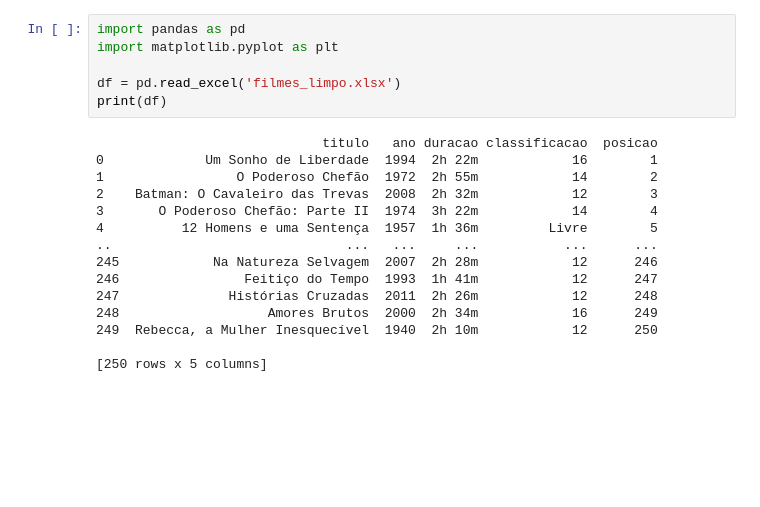
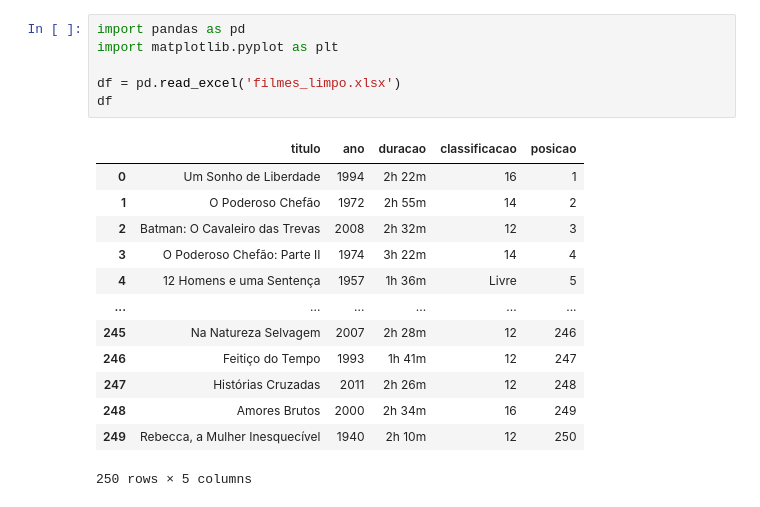
Before and after one commit to IIIgorMoura/codingDojoWebscraping, a Jupyter notebook: analise.ipynb, the cells around one changed output. Drawn from its saved outputs; the diff is of its cells as text; blank space fills up the shorter version.

```diff
--- a/analise.ipynb
+++ b/analise.ipynb
@@ -1,21 +1,20 @@
 # %%
 import pandas as pd
 import matplotlib.pyplot as plt
 
 df = pd.read_excel('filmes_limpo.xlsx')
-print(df)
+df
 # %% [output]
+|  | titulo | ano | duracao | classificacao | posicao |
+| 0 | Um Sonho de Liberdade | 1994 | 2h 22m | 16 | 1 |
+| 1 | O Poderoso Chefão | 1972 | 2h 55m | 14 | 2 |
+| 2 | Batman: O Cavaleiro das Trevas | 2008 | 2h 32m | 12 | 3 |
+| 3 | O Poderoso Chefão: Parte II | 1974 | 3h 22m | 14 | 4 |
+| 4 | 12 Homens e uma Sentença | 1957 | 1h 36m | Livre | 5 |
+| ... | ... | ... | ... | ... | ... |
+| 245 | Na Natureza Selvagem | 2007 | 2h 28m | 12 | 246 |
+| 246 | Feitiço do Tempo | 1993 | 1h 41m | 12 | 247 |
+| 247 | Histórias Cruzadas | 2011 | 2h 26m | 12 | 248 |
+| 248 | Amores Brutos | 2000 | 2h 34m | 16 | 249 |
+| 249 | Rebecca, a Mulher Inesquecível | 1940 | 2h 10m | 12 | 250 |
-                             titulo   ano duracao classificacao  posicao
-0             Um Sonho de Liberdade  1994  2h 22m            16        1
-1                 O Poderoso Chefão  1972  2h 55m            14        2
-2    Batman: O Cavaleiro das Trevas  2008  2h 32m            12        3
-3       O Poderoso Chefão: Parte II  1974  3h 22m            14        4
-4          12 Homens e uma Sentença  1957  1h 36m         Livre        5
-..                              ...   ...     ...           ...      ...
-245            Na Natureza Selvagem  2007  2h 28m            12      246
-246                Feitiço do Tempo  1993  1h 41m            12      247
-247              Histórias Cruzadas  2011  2h 26m            12      248
-248                   Amores Brutos  2000  2h 34m            16      249
-249  Rebecca, a Mulher Inesquecível  1940  2h 10m            12      250
-
-[250 rows x 5 columns]
+250 rows × 5 columns
```
Also changed, not shown: parts of 4 cells of this notebook, 3 other files.
